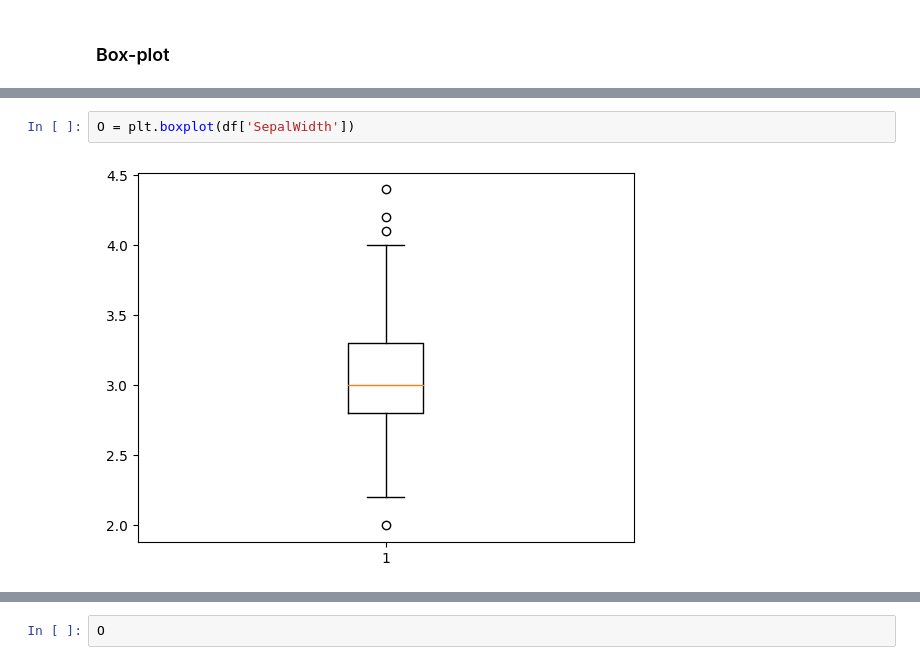
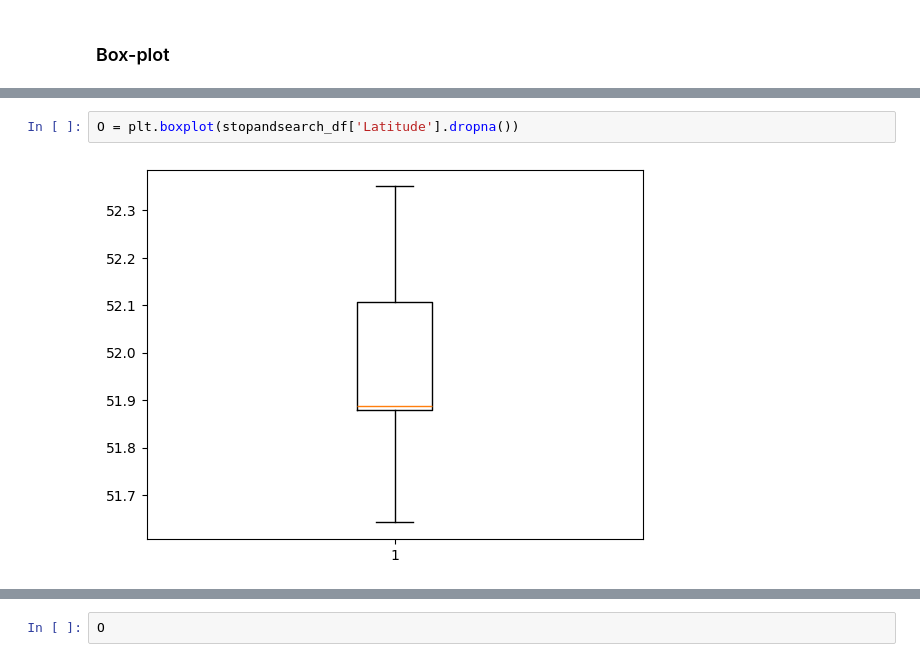
Before and after one commit to jangInw007/dataviz2025, a Jupyter notebook: Visualize_Data_Distribution.ipynb, the cells around one changed output, grey strips where cells are left out. Cells and saved outputs as stored; diff of their text form.

```diff
--- a/Visualize_Data_Distribution.ipynb
+++ b/Visualize_Data_Distribution.ipynb
@@ -275,4 +309,4 @@ df.head()
 # %%
-O = plt.boxplot(df['SepalWidth'])
+O = plt.boxplot(stopandsearch_df['Latitude'].dropna())
 # %% [output]
-[figure, old version]
+[figure, new version]
```
Also changed, not shown: parts of 37 cells of this notebook.
